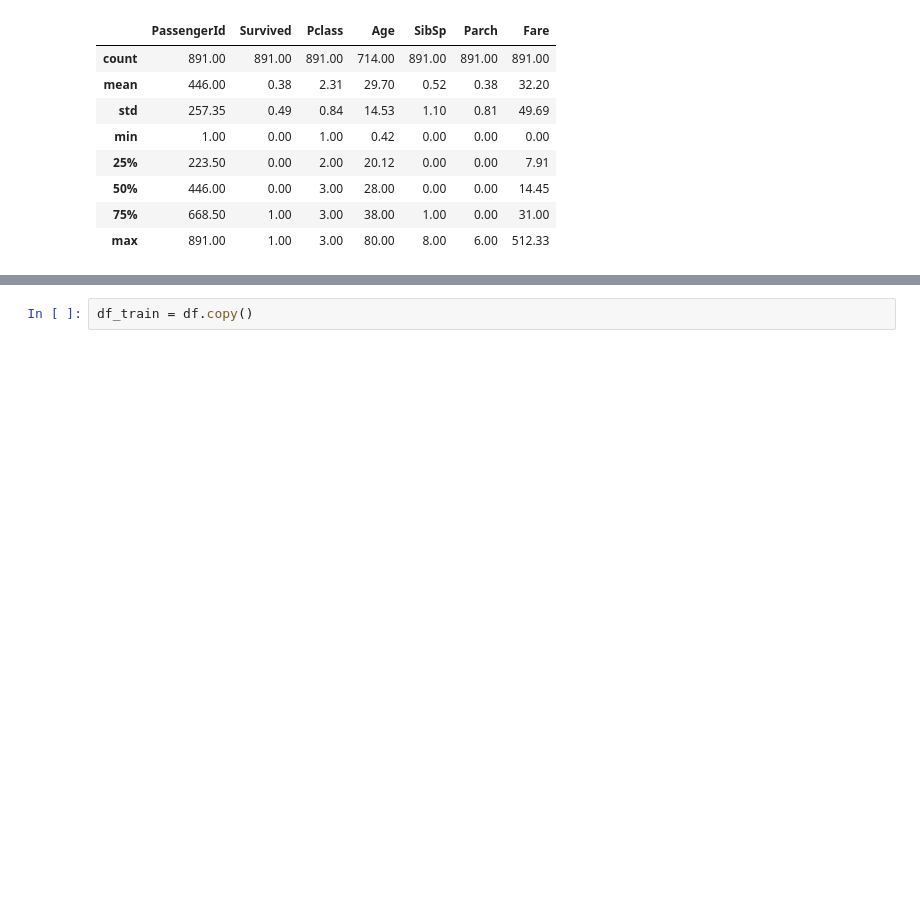
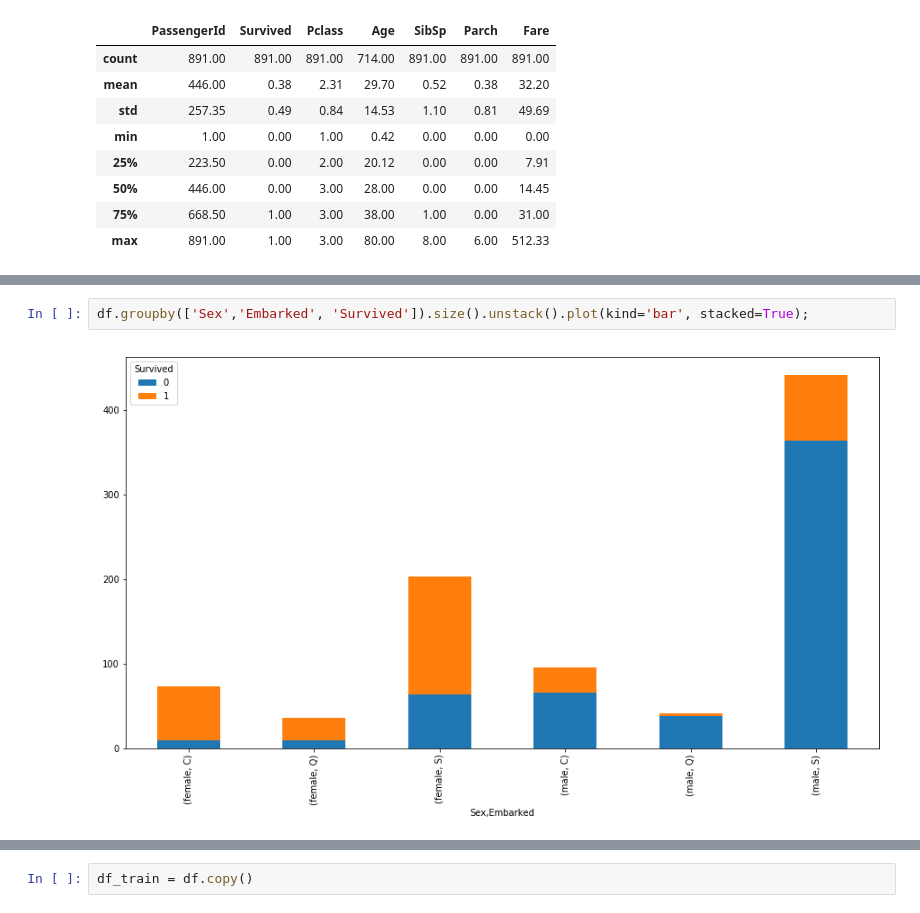
Before and after one commit to erlong15/bigdata_homework, a Jupyter notebook: homework5/titanic.ipynb, the cells around one changed output, grey strips where cells are left out. Cells and saved outputs as stored; diff of their text form; blank space fills up the shorter version.

```diff
--- a/homework5/titanic.ipynb
+++ b/homework5/titanic.ipynb
@@ -66,0 +127,4 @@ df[df['Cabin'].isnull()==False]
+# %%
+df.groupby(['Sex','Embarked', 'Survived']).size().unstack().plot(kind='bar', stacked=True);
+# %% [output]
+[figure, added]
```
Also changed, not shown: parts of 24 cells of this notebook.
